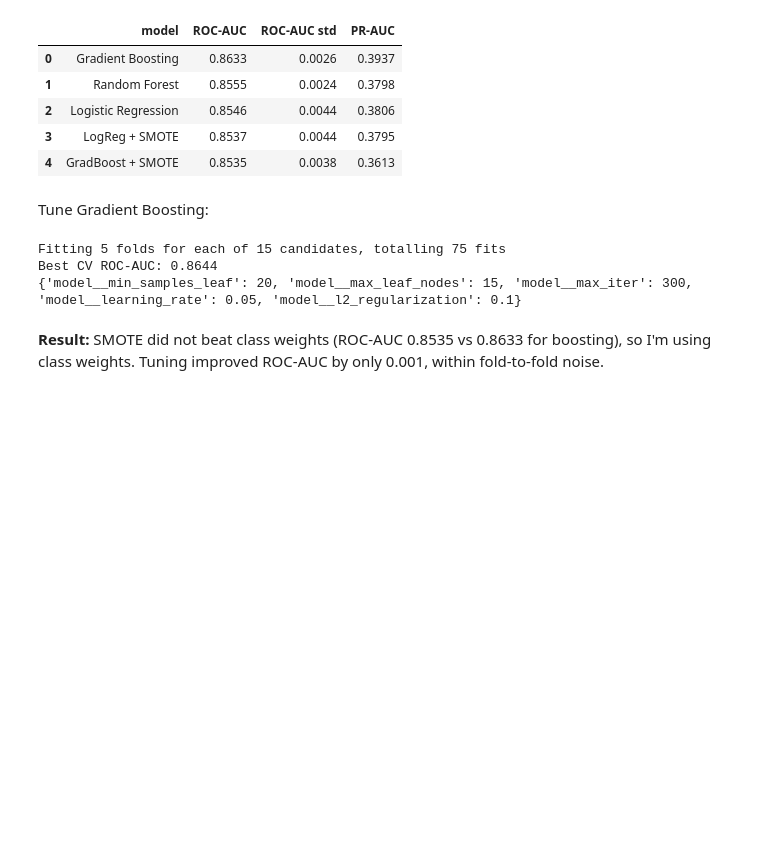
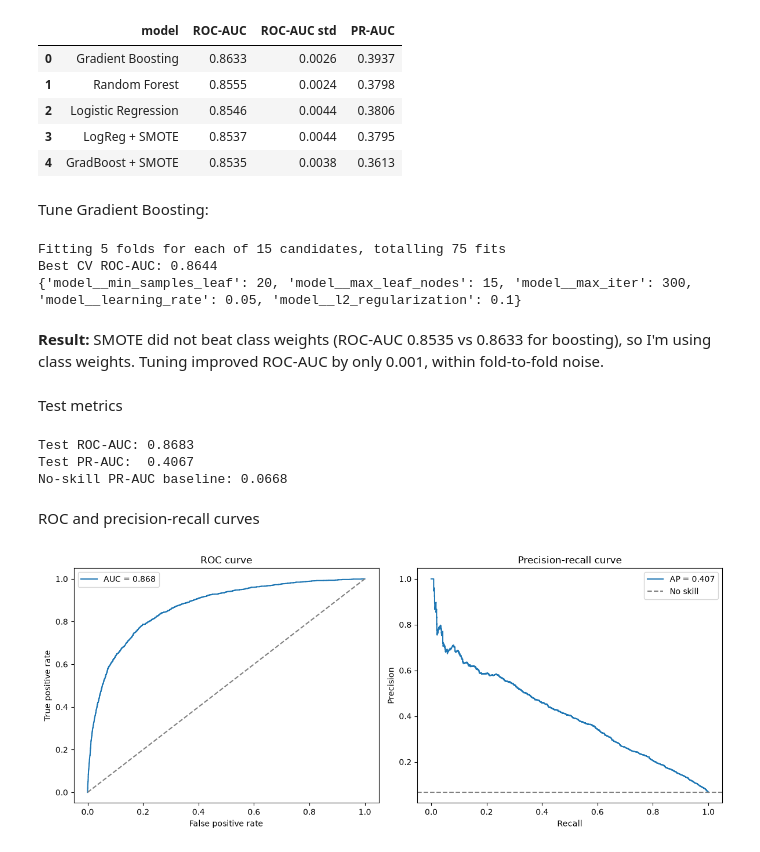
Before and after one commit to Aliza-Shahid/loan-default-predictor, a Jupyter notebook: notebooks/02_modeling.ipynb, the cells around one changed output. Drawn from its saved outputs; the diff is of its cells as text; code cells hidden in the pictures; blank space fills up the shorter version.

Commit message:
Add test-set evaluation, threshold analysis, and save model

```diff
--- a/notebooks/02_modeling.ipynb
+++ b/notebooks/02_modeling.ipynb
@@ -130,3 +130,41 @@ Best CV ROC-AUC: 0.8644
 # %% [markdown]
    **Result:** SMOTE did not beat class weights (ROC-AUC 0.8535 vs 0.8633 for boosting), so I'm
    using class weights. Tuning improved ROC-AUC by only 0.001, within fold-to-fold noise.
+# %% [markdown]
+Test metrics
+# %%
+from sklearn.metrics import roc_auc_score, average_precision_score, roc_curve, precision_recall_curve
+import matplotlib.pyplot as plt
+
+best_model = search.best_estimator_   # already refit on the full training set
+proba = best_model.predict_proba(X_test)[:, 1]
+
+print("Test ROC-AUC:", round(roc_auc_score(y_test, proba), 4))
+print("Test PR-AUC: ", round(average_precision_score(y_test, proba), 4))
+print("No-skill PR-AUC baseline:", round(y_test.mean(), 4))
+# %% [output]
+Test ROC-AUC: 0.8683
+Test PR-AUC:  0.4067
+No-skill PR-AUC baseline: 0.0668
+# %% [markdown]
+ROC and precision-recall curves
+# %%
+fpr, tpr, _ = roc_curve(y_test, proba)
+prec, rec, _ = precision_recall_curve(y_test, proba)
+
+fig, ax = plt.subplots(1, 2, figsize=(12, 5))
+ax[0].plot(fpr, tpr, label=f"AUC = {roc_auc_score(y_test, proba):.3f}")
+ax[0].plot([0, 1], [0, 1], "--", color="gray")
+ax[0].set(xlabel="False positive rate", ylabel="True positive rate", title="ROC curve")
+ax[0].legend()
+
+ax[1].plot(rec, prec, label=f"AP = {average_precision_score(y_test, proba):.3f}")
+ax[1].axhline(y_test.mean(), ls="--", color="gray", label="No skill")
+ax[1].set(xlabel="Recall", ylabel="Precision", title="Precision-recall curve")
+ax[1].legend()
+
+plt.tight_layout()
+plt.savefig("../reports/roc_pr_curves.png", dpi=150)
+plt.show()
+# %% [output]
+[figure, added]
```
Also changed, not shown: parts of 4 cells of this notebook, 2 other files.
